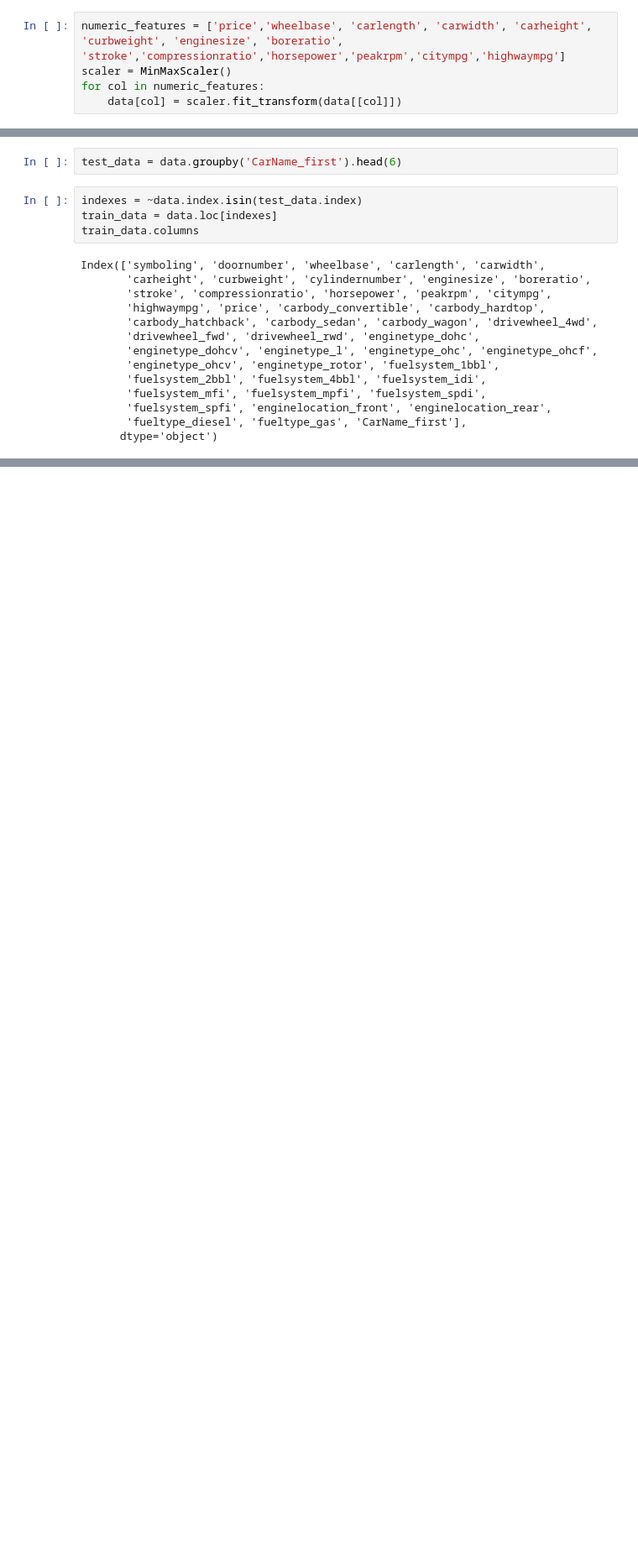
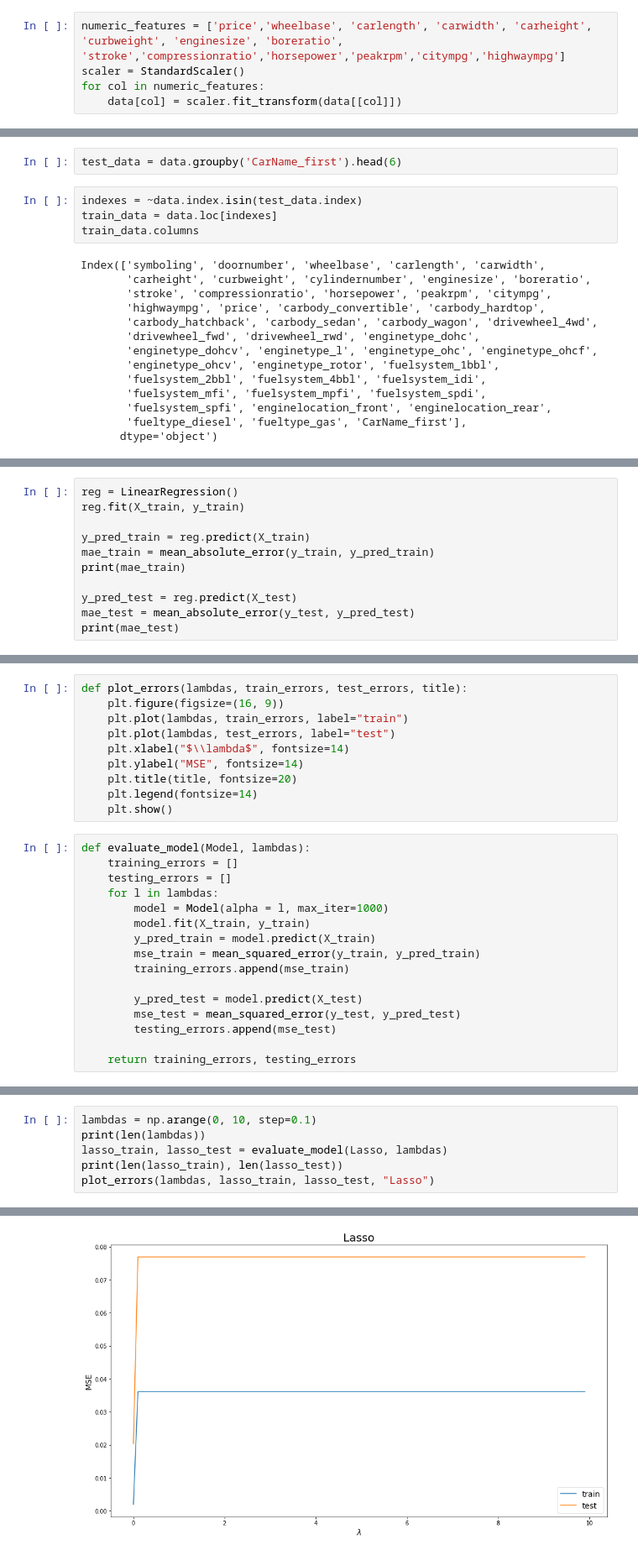
Before and after one commit to iqraJilani/Regression_examples, a Jupyter notebook: Car_Price/price_prediction_regression.ipynb, the cells around one changed output, grey strips where cells are left out. Shown: that part at 84% size. Drawn from its saved outputs; the diff is of its cells as text; blank space fills up the shorter version.

```diff
--- a/Car_Price/price_prediction_regression.ipynb
+++ b/Car_Price/price_prediction_regression.ipynb
@@ -58,7 +71,7 @@ data['doornumber'] = data['doornumber'].map(lambda x: w2n.word_to_num(x))
 data['cylindernumber'] = data['cylindernumber'].map(lambda x:w2n.word_to_num(x))
 # %%
 numeric_features = ['price','wheelbase', 'carlength', 'carwidth', 'carheight', 'curbweight', 'enginesize', 'boreratio', 'stroke','compressionratio','horsepower','peakrpm','citympg','highwaympg']
-scaler = MinMaxScaler()
+scaler = StandardScaler()
 for col in numeric_features:
     data[col] = scaler.fit_transform(data[[col]])
 # %%
@@ -158,0 +263,11 @@ mae_test
+# %%
+reg = LinearRegression()
+reg.fit(X_train, y_train)
+
+y_pred_train = reg.predict(X_train)
+mae_train = mean_absolute_error(y_train, y_pred_train)
+print(mae_train)
+
+y_pred_test = reg.predict(X_test)
+mae_test = mean_absolute_error(y_test, y_pred_test)
+print(mae_test)
@@ -158,0 +281,26 @@ mae_test
+# %%
+def plot_errors(lambdas, train_errors, test_errors, title):
+    plt.figure(figsize=(16, 9))
+    plt.plot(lambdas, train_errors, label="train")
+    plt.plot(lambdas, test_errors, label="test")
+    plt.xlabel("$\\lambda$", fontsize=14)
+    plt.ylabel("MSE", fontsize=14)
+    plt.title(title, fontsize=20)
+    plt.legend(fontsize=14)
+    plt.show()
+# %%
+def evaluate_model(Model, lambdas):
+    training_errors = []
+    testing_errors = []
+    for l in lambdas:
+        model = Model(alpha = l, max_iter=1000)
+        model.fit(X_train, y_train)
+        y_pred_train = model.predict(X_train)
+        mse_train = mean_squared_error(y_train, y_pred_train)
+        training_errors.append(mse_train)
+
+        y_pred_test = model.predict(X_test)
+        mse_test = mean_squared_error(y_test, y_pred_test)
+        testing_errors.append(mse_test)
+
+    return training_errors, testing_errors
@@ -158,0 +309,7 @@ mae_test
+# %%
+lambdas = np.arange(0, 10, step=0.1)
+print(len(lambdas))
+lasso_train, lasso_test = evaluate_model(Lasso, lambdas)
+print(len(lasso_train), len(lasso_test))
+plot_errors(lambdas, lasso_train, lasso_test, "Lasso")
+# %% [output]
@@ -158,0 +318 @@ mae_test
+[figure, added]
```
Also changed, not shown: parts of 47 cells of this notebook, 5 other files.
